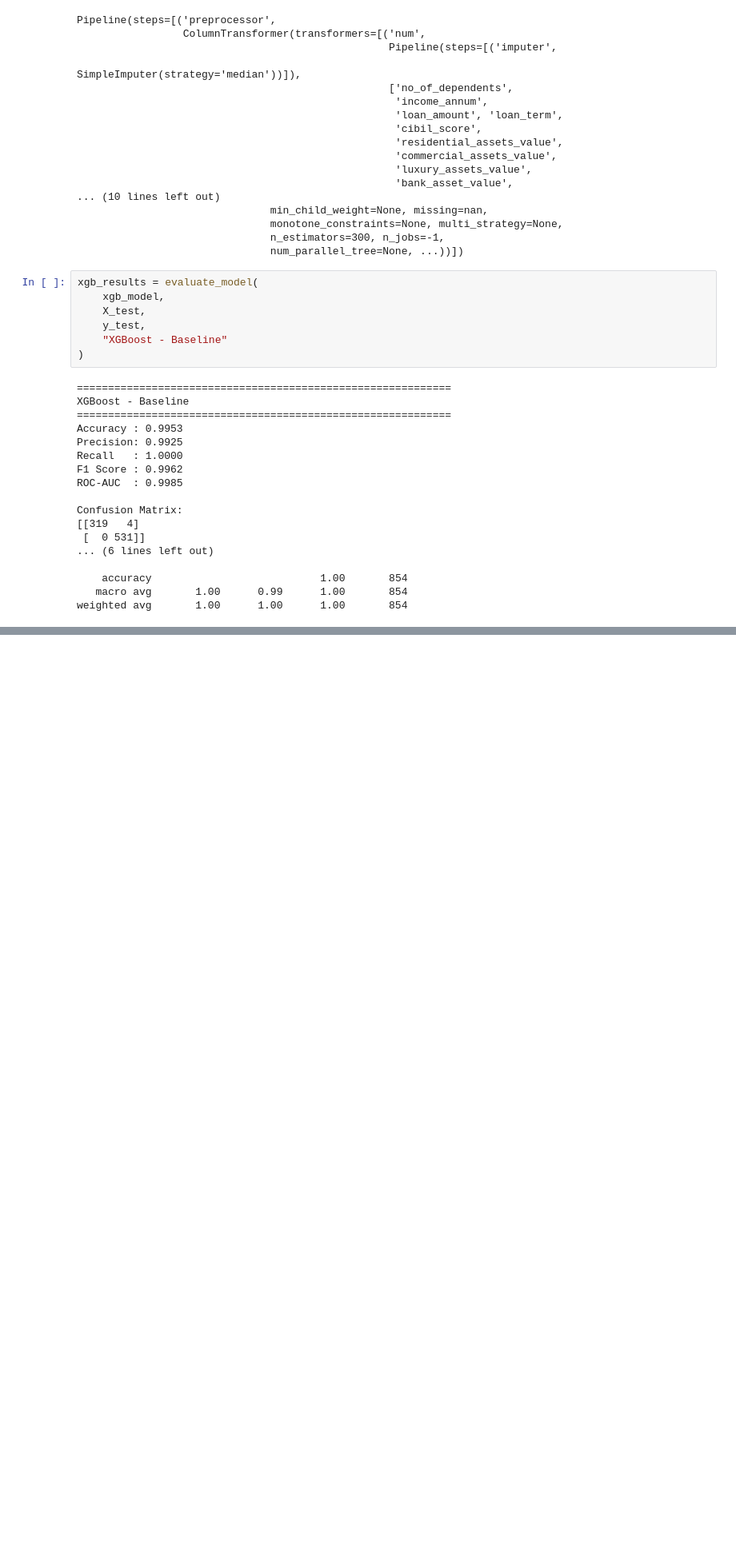
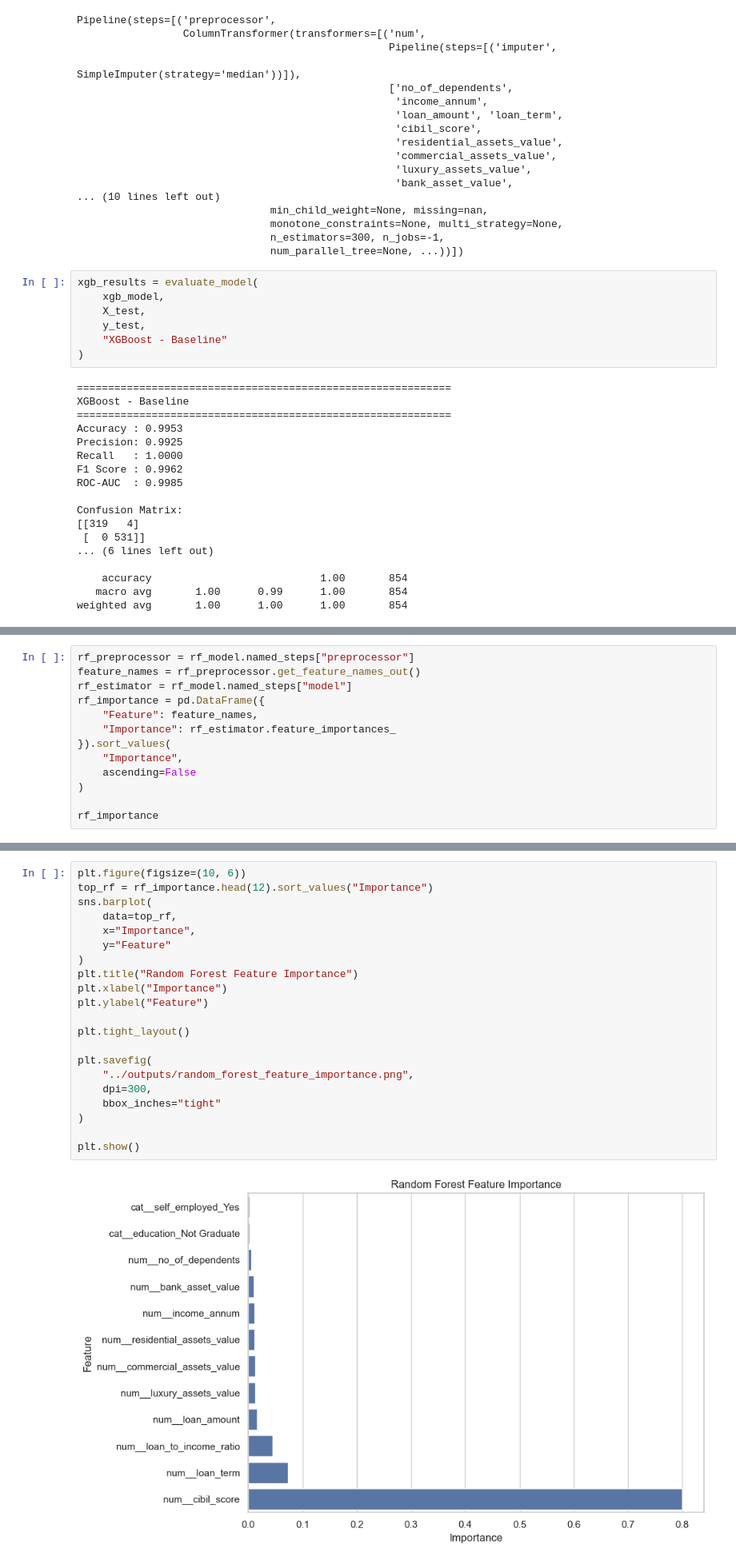
Before and after one commit to EmanQazii/loan-approval-prediction-model, a Jupyter notebook: notebooks/Loan_Approval_Prediction.ipynb, the cells around one changed output, grey strips where cells are left out. Shown at 80% size. Cells and saved outputs as stored; diff of their text form; blank space fills up the shorter version.

```diff
--- a/notebooks/Loan_Approval_Prediction.ipynb
+++ b/notebooks/Loan_Approval_Prediction.ipynb
@@ -1427,0 +1445,13 @@ weighted avg       1.00      1.00      1.00       854
+# %%
+rf_preprocessor = rf_model.named_steps["preprocessor"]
+feature_names = rf_preprocessor.get_feature_names_out()
+rf_estimator = rf_model.named_steps["model"]
+rf_importance = pd.DataFrame({
+    "Feature": feature_names,
+    "Importance": rf_estimator.feature_importances_
+}).sort_values(
+    "Importance",
+    ascending=False
+)
+
+rf_importance
@@ -1427,0 +1472,23 @@ weighted avg       1.00      1.00      1.00       854
+# %%
+plt.figure(figsize=(10, 6))
+top_rf = rf_importance.head(12).sort_values("Importance")
+sns.barplot(
+    data=top_rf,
+    x="Importance",
+    y="Feature"
+)
+plt.title("Random Forest Feature Importance")
+plt.xlabel("Importance")
+plt.ylabel("Feature")
+
+plt.tight_layout()
+
+plt.savefig(
+    "../outputs/random_forest_feature_importance.png",
+    dpi=300,
+    bbox_inches="tight"
+)
+
+plt.show()
+# %% [output]
+[figure, added]
```
Also changed, not shown: parts of 13 cells of this notebook, 8 other files.
